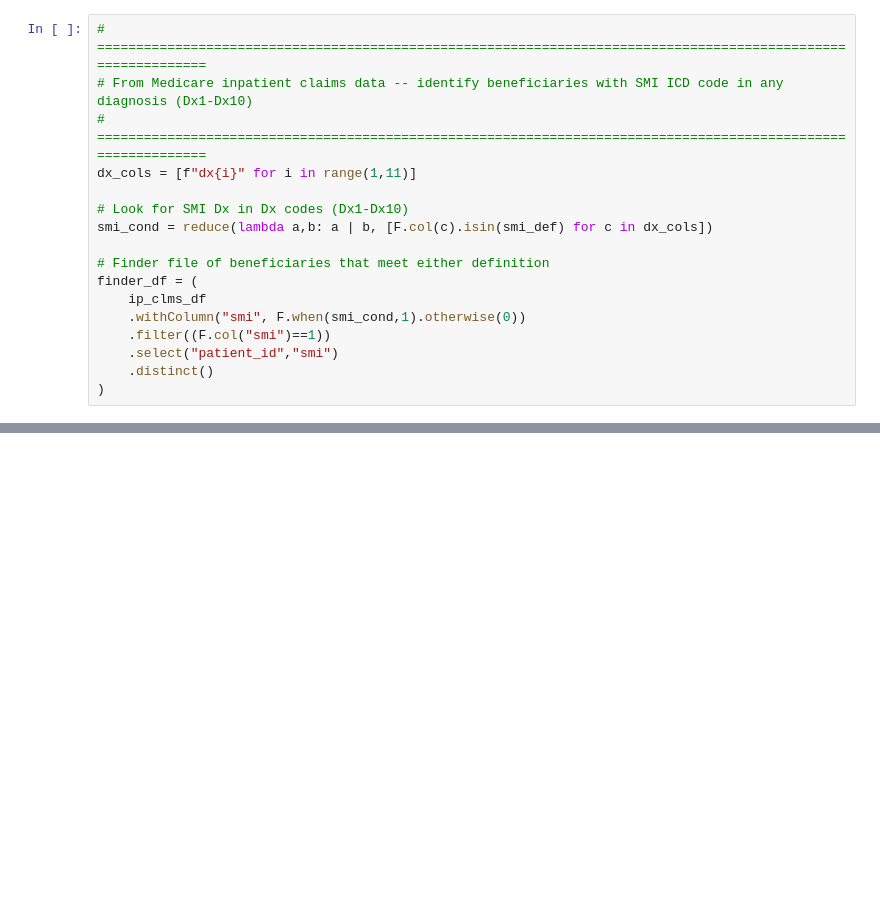
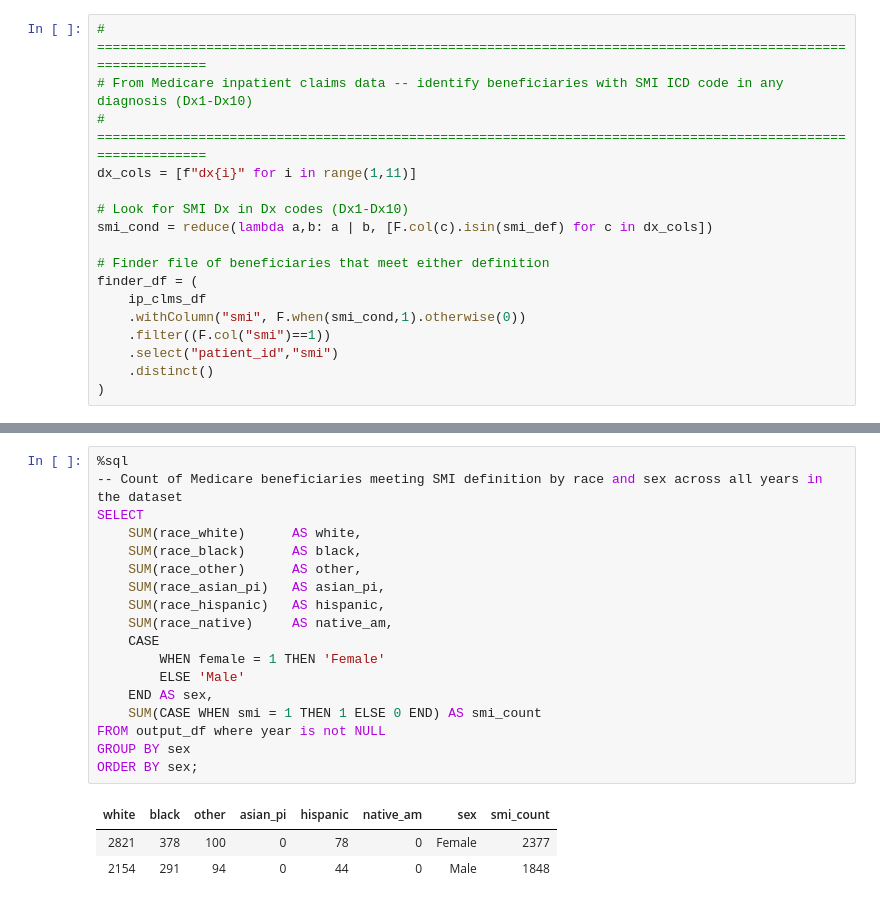
Before and after one commit to juliamcgowan/SMI-Inpatient-Claims, a Jupyter notebook: SMI_Inpatient_Claims.ipynb, the cells around one changed output, grey strips where cells are left out. Saved outputs shown, nothing was run; the diff lists cells and outputs as text; blank space fills up the shorter version.

Commit message:
Include outputs

```diff
--- a/SMI_Inpatient_Claims.ipynb
+++ b/SMI_Inpatient_Claims.ipynb
@@ -357,0 +479,22 @@ ORDER BY year, sex;
+# %%
+%sql
+-- Count of Medicare beneficiaries meeting SMI definition by race and sex across all years in the dataset
+SELECT
+    SUM(race_white)      AS white,
+    SUM(race_black)      AS black,
+    SUM(race_other)      AS other,
+    SUM(race_asian_pi)   AS asian_pi,
+    SUM(race_hispanic)   AS hispanic,
+    SUM(race_native)     AS native_am,
+    CASE
+        WHEN female = 1 THEN 'Female'
+        ELSE 'Male'
+    END AS sex,
+    SUM(CASE WHEN smi = 1 THEN 1 ELSE 0 END) AS smi_count
+FROM output_df where year is not NULL
+GROUP BY sex
+ORDER BY sex;
+# %% [output]
+| white | black | other | asian_pi | hispanic | native_am | sex | smi_count |
+| 2821 | 378 | 100 | 0 | 78 | 0 | Female | 2377 |
+| 2154 | 291 | 94 | 0 | 44 | 0 | Male | 1848 |
```
Also changed, not shown: parts of 8 cells of this notebook, 1 other file.
